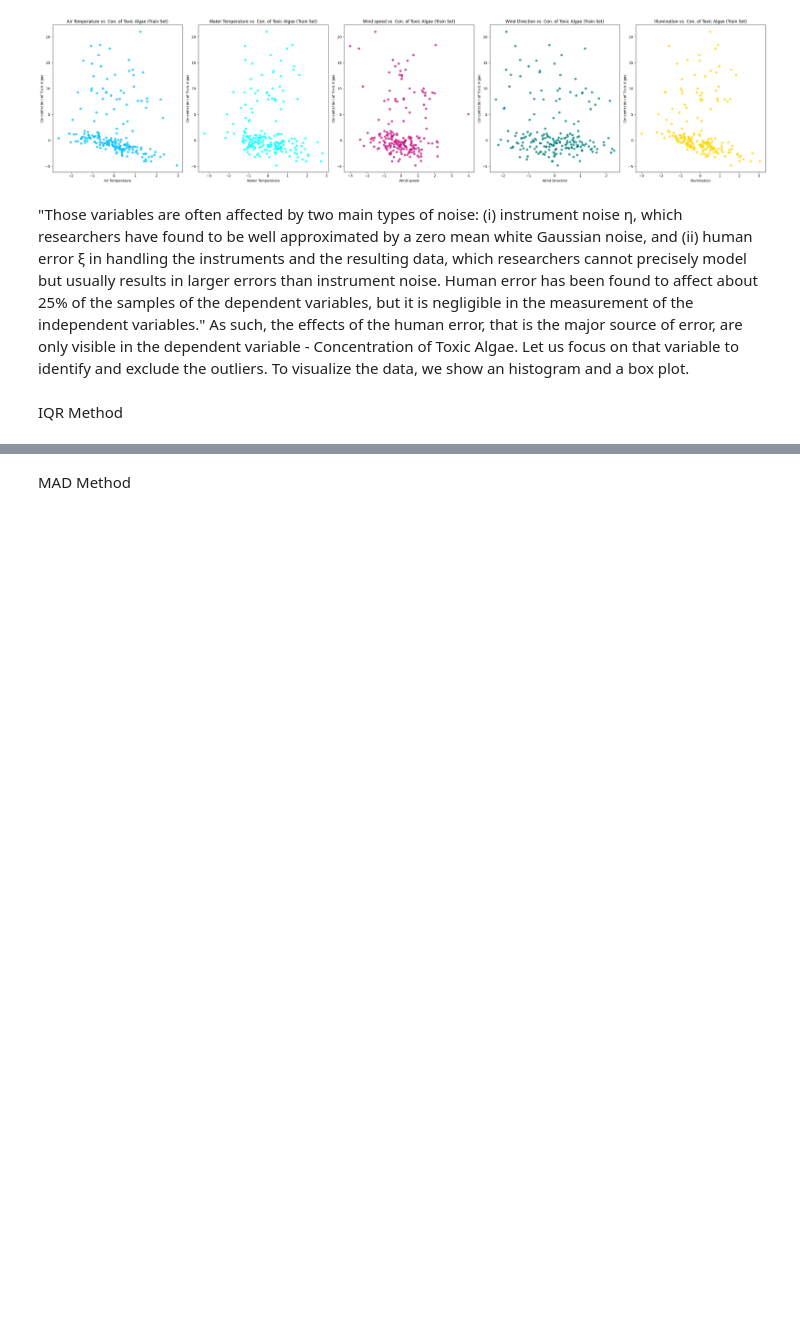
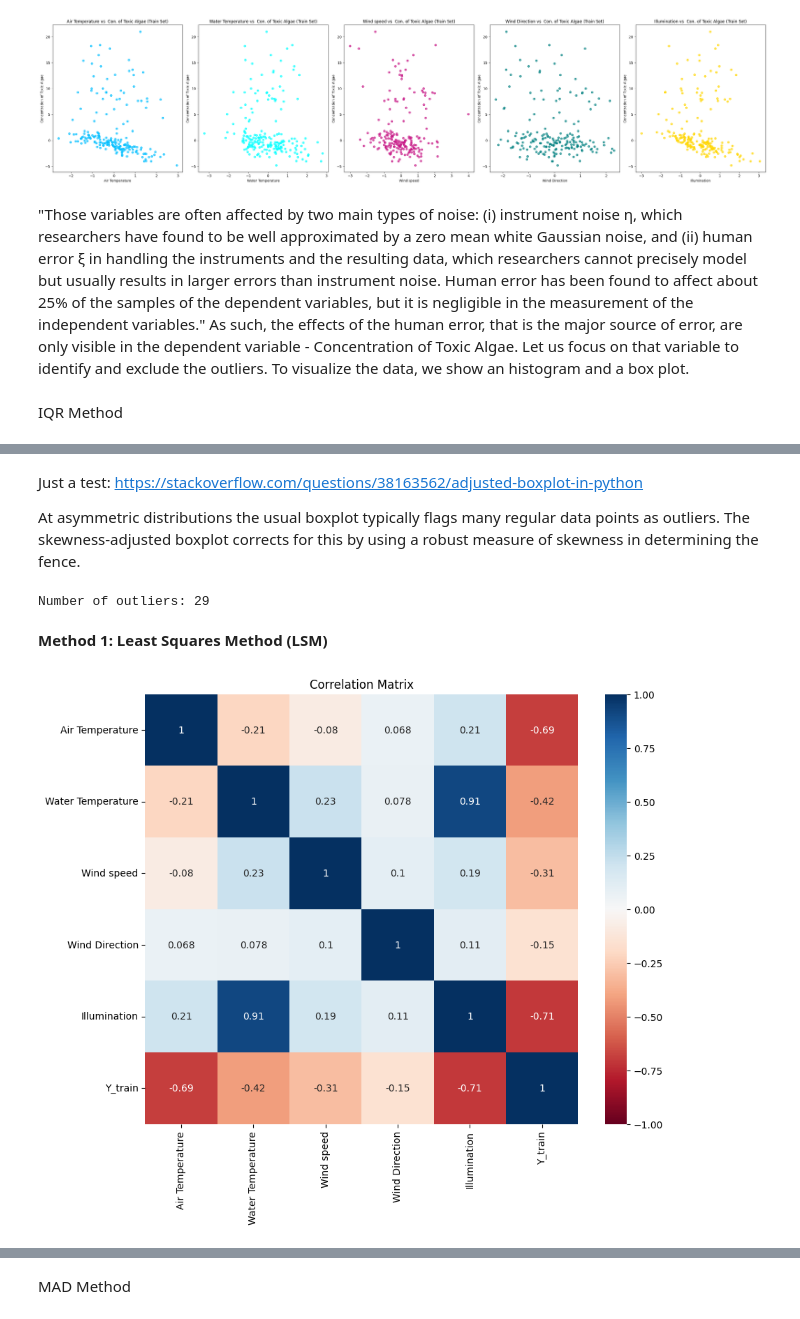
Before and after one commit to goncalomachadoribeiro/Machine-Learning-1st-Semester-2024-2025, a Jupyter notebook: Project_1_1.ipynb, the cells around one changed output, grey strips where cells are left out. Saved outputs shown, nothing was run; the diff lists cells and outputs as text; code cells hidden in the pictures; blank space fills up the shorter version.

```diff
--- a/Project_1_1.ipynb
+++ b/Project_1_1.ipynb
@@ -115,0 +118,40 @@ Outlier Percentage: 25.00%
+# %% [markdown]
+Just a test: https://stackoverflow.com/questions/38163562/adjusted-boxplot-in-python
+
+At asymmetric distributions the usual boxplot typically flags many regular data points as outliers. The skewness-adjusted boxplot corrects for this by using a robust measure of skewness in determining the fence.
+# %%
+Q1 = train_data['Y_train'].quantile(0.25)
+Q3 = train_data['Y_train'].quantile(0.75)
+MC = sm.stats.stattools.medcouple(train_data['Y_train'])
+if (MC>0):
+    outlier_range_lower = Q1 - 1.5 * np.exp(-4*MC) * (Q3-Q1)
+    outlier_range_upper = Q3 + 1.5 * np.exp(3*MC)  * (Q3-Q1)
+else:
+    outlier_range_lower = Q1 - 1.5 * np.exp(-3*MC) * (Q3-Q1)
+    outlier_range_upper = Q3 + 1.5 * np.exp(4*MC)  * (Q3-Q1)
+
+outliers_ajd_boxplot = train_data['Y_train'][(train_data['Y_train'] < outlier_range_lower) | (train_data['Y_train'] > outlier_range_upper)]
+print(f"Number of outliers: {len(outliers_ajd_boxplot)}")
+# %% [output]
+Number of outliers: 29
+# %% [markdown]
+**Method 1: Least Squares Method (LSM)**
+# %%
+# Removing outliers
+
+def remove_outliers(data, outliers):
+    # Remove rows from data where the 'y' column contains values present in the 'outliers' list
+    cleaned_data = data[~data['Y_train'].isin(outliers).reset_index(drop=True)]
+
+    return cleaned_data
+
+# Get the cleaned data
+
+cleaned_data = remove_outliers(train_data, outliers)
+correlation_matrix = cleaned_data.corr()
+plt.figure(figsize=(10, 8))  # Set the figure size
+sns.heatmap(correlation_matrix, annot=True, cmap='RdBu', vmin=-1, vmax=1, center=0)
+plt.title('Correlation Matrix')
+plt.show()
+# %% [output]
+[figure, added]
```
Also changed, not shown: parts of 5 cells of this notebook.
